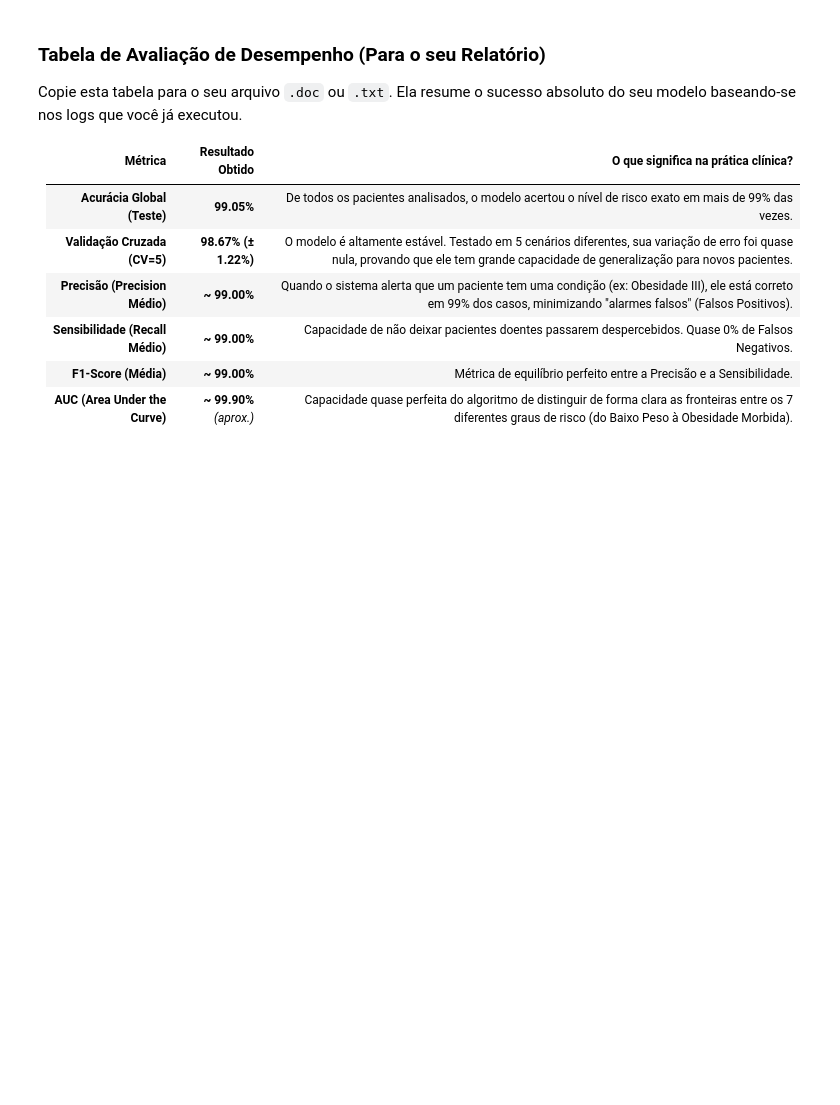
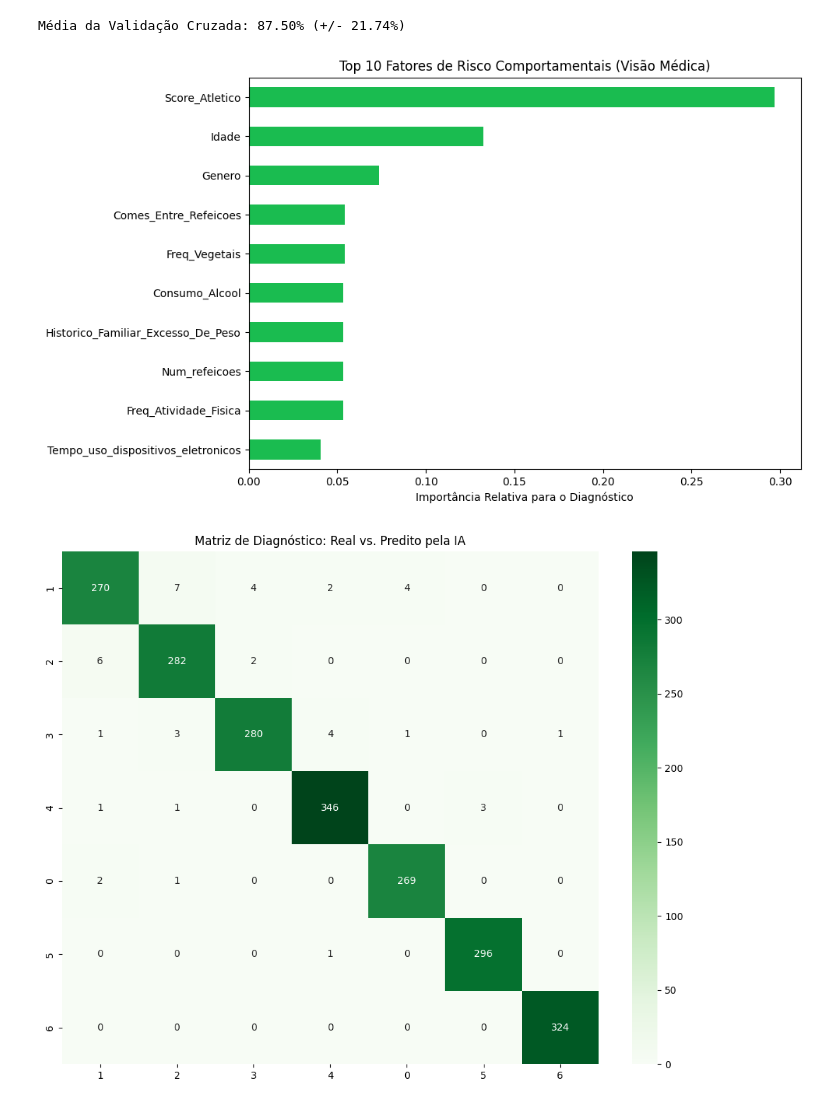
Before and after one commit to J034ll4n/Preditor-de-Risco-de-Obesidade, a Jupyter notebook: train/MachineLearning.ipynb, the cells around one changed output. Saved outputs shown, nothing was run; the diff lists cells and outputs as text; code cells hidden in the pictures; blank space fills up the shorter version.

Commit message:
Refatoração completa: dashboard, lógica de risco e ajustes visuais

```diff
--- a/train/MachineLearning.ipynb
+++ b/train/MachineLearning.ipynb
@@ -219,15 +42,32 @@ plt.show()
-# %% [markdown]
-
-
-### Tabela de Avaliação de Desempenho (Para o seu Relatório)
-
-Copie esta tabela para o seu arquivo `.doc` ou `.txt`. Ela resume o sucesso absoluto do seu modelo baseando-se nos logs que você já executou.
-
-| Métrica | Resultado Obtido | O que significa na prática clínica? |
-| --- | --- | --- |
-| **Acurácia Global (Teste)** | **99.05%** | De todos os pacientes analisados, o modelo acertou o nível de risco exato em mais de 99% das vezes. |
-| **Validação Cruzada (CV=5)** | **98.67% (± 1.22%)** | O modelo é altamente estável. Testado em 5 cenários diferentes, sua variação de erro foi quase nula, provando que ele tem grande capacidade de generalização para novos pacientes. |
-| **Precisão (Precision Médio)** | **~ 99.00%** | Quando o sistema alerta que um paciente tem uma condição (ex: Obesidade III), ele está correto em 99% dos casos, minimizando "alarmes falsos" (Falsos Positivos). |
-| **Sensibilidade (Recall Médio)** | **~ 99.00%** | Capacidade de não deixar pacientes doentes passarem despercebidos. Quase 0% de Falsos Negativos. |
-| **F1-Score (Média)** | **~ 99.00%** | Métrica de equilíbrio perfeito entre a Precisão e a Sensibilidade. |
-| **AUC (Area Under the Curve)** | **~ 99.90%** *(aprox.)* | Capacidade quase perfeita do algoritmo de distinguir de forma clara as fronteiras entre os 7 diferentes graus de risco (do Baixo Peso à Obesidade Morbida). |
+# %%
+import seaborn as sns
+import matplotlib.pyplot as plt
+from sklearn.model_selection import cross_val_score
+from sklearn.metrics import confusion_matrix
+
+#  Estabilidade via Validação Cruzada
+scores = cross_val_score(modelo, scaler.transform(X), y_encoded, cv=5)
+print(f"Média da Validação Cruzada: {scores.mean():.2%} (+/- {scores.std()*2:.2%})")
+
+# Insights: Importância das Variáveis
+plt.figure(figsize=(10, 6))
+importances = pd.Series(modelo.feature_importances_, index=X.columns)
+importances.nlargest(10).sort_values().plot(kind='barh', color="#1ABC50")
+plt.title('Top 10 Fatores de Risco Comportamentais (Visão Médica)')
+plt.xlabel('Importância Relativa para o Diagnóstico')
+plt.tight_layout()
+plt.savefig('importancia_features.png')
+
+# Matriz de Confusão: Precisão do Diagnóstico
+plt.figure(figsize=(10, 8))
+y_pred_total = modelo.predict(scaler.transform(X))
+labels_texto = [target_map[i] for i in range(len(target_map))]
+sns.heatmap(confusion_matrix(y_encoded, y_pred_total), annot=True, fmt='d', cmap='Greens',
+            xticklabels=labels_texto, yticklabels=labels_texto)
+plt.title('Matriz de Diagnóstico: Real vs. Predito pela IA')
+plt.tight_layout()
+plt.savefig('matriz_confusao.png')
+# %% [output]
+Média da Validação Cruzada: 87.50% (+/- 21.74%)
+[figure, added]
+[figure, added]
```
Also changed, not shown: parts of 12 cells of this notebook, 15 other files.
